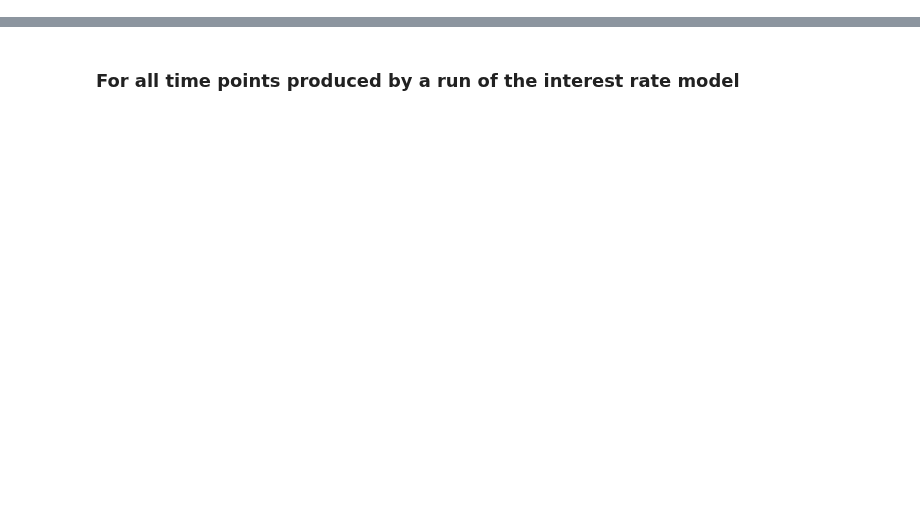
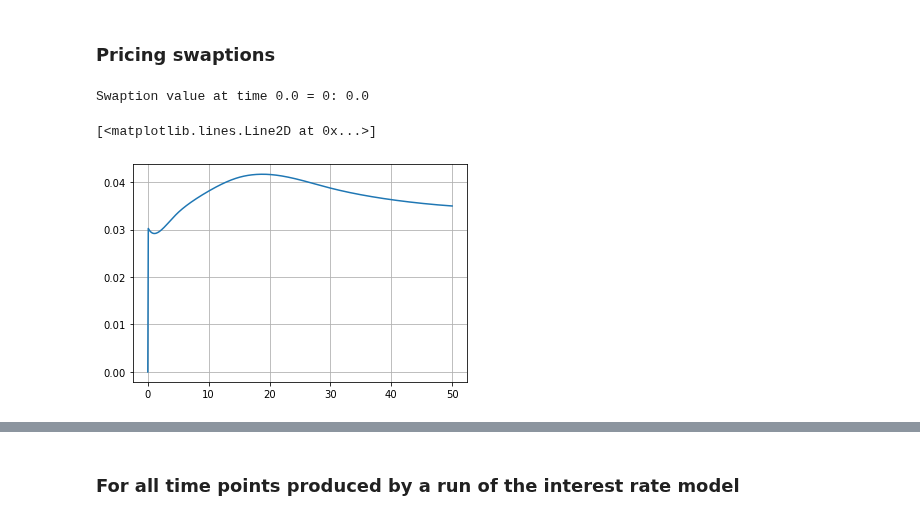
Before and after one commit to spelbella/cva_risk_management_thesis, a Jupyter notebook: pricingCVA.ipynb, the cells around one changed output, grey strips where cells are left out. Drawn from its saved outputs; the diff is of its cells as text; code cells hidden in the pictures; blank space fills up the shorter version.

```diff
--- a/pricingCVA.ipynb
+++ b/pricingCVA.ipynb
@@ -289 +323,21 @@ def swaption_price(t, rt, T_s, K):
     return value
+# %% [markdown]
+### Pricing swaptions
+# %%
+# Looking good
+T_s = np.arange(10,21,1)
+Fixed = 0.02
+swapt_prices = np.zeros(len(t_s))
+
+for i in np.arange(0,len(t_s)):
+    swapt_prices[i] = (1/P(0,t_s[i],r[0]))**(1/t_s[i])-1
+
+print("Swaption value at time %s = 0: %s" %(t_s[0], swapt_prices[0]))
+
+plt.figure(1)
+plt.grid()
+plt.plot(t_s,swapt_prices,label = "Swaption value")
+# %% [output]
+Swaption value at time 0.0 = 0: 0.0
+[<matplotlib.lines.Line2D at 0x...>]
+[figure, added]
```
Also changed, not shown: parts of 45 cells of this notebook, 3 other files.
